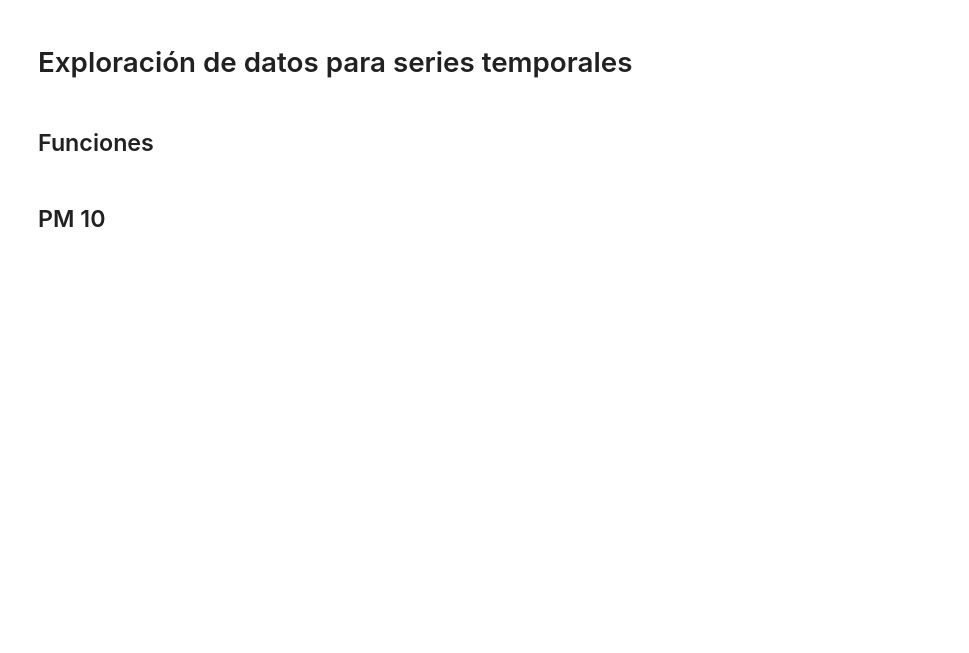
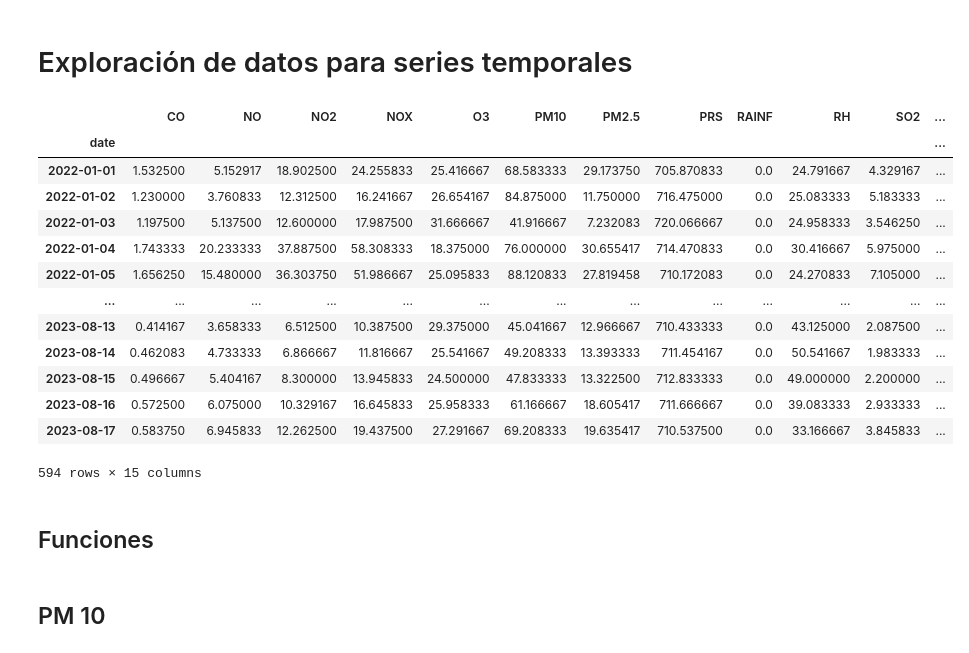
Before and after one commit to XJoseAntonioX/Air_quality_analysis_and_forecasting, a Jupyter notebook: Analisis_Series_Tiempo.ipynb, the cells around one changed output. Drawn from its saved outputs; the diff is of its cells as text; code cells hidden in the pictures; blank space fills up the shorter version.

```diff
--- a/Analisis_Series_Tiempo.ipynb
+++ b/Analisis_Series_Tiempo.ipynb
@@ -3,13 +3,30 @@
 # %%
 import pandas as pd
 import numpy as np
 import plotly.graph_objects as go
 import matplotlib.pyplot as plt
 import seaborn as sns
 from scipy.signal import periodogram
 from scipy import fftpack
 
 Monterrey = pd.read_csv("Files/Datos_2022_2023_CENTRO_limpios.csv", parse_dates=[0], index_col = "date")
+daily_Monterrey = Monterrey.resample('D').mean()
+daily_Monterrey
+# %% [output]
+|  | CO | NO | NO2 | NOX | O3 | PM10 | PM2.5 | PRS | RAINF | RH | SO2 | ... |
+| date |  |  |  |  |  |  |  |  |  |  |  | ... |
+| 2022-01-01 | 1.532500 | 5.152917 | 18.902500 | 24.255833 | 25.416667 | 68.583333 | 29.173750 | 705.870833 | 0.0 | 24.791667 | 4.329167 | ... |
+| 2022-01-02 | 1.230000 | 3.760833 | 12.312500 | 16.241667 | 26.654167 | 84.875000 | 11.750000 | 716.475000 | 0.0 | 25.083333 | 5.183333 | ... |
+| 2022-01-03 | 1.197500 | 5.137500 | 12.600000 | 17.987500 | 31.666667 | 41.916667 | 7.232083 | 720.066667 | 0.0 | 24.958333 | 3.546250 | ... |
+| 2022-01-04 | 1.743333 | 20.233333 | 37.887500 | 58.308333 | 18.375000 | 76.000000 | 30.655417 | 714.470833 | 0.0 | 30.416667 | 5.975000 | ... |
+| 2022-01-05 | 1.656250 | 15.480000 | 36.303750 | 51.986667 | 25.095833 | 88.120833 | 27.819458 | 710.172083 | 0.0 | 24.270833 | 7.105000 | ... |
+| ... | ... | ... | ... | ... | ... | ... | ... | ... | ... | ... | ... | ... |
+| 2023-08-13 | 0.414167 | 3.658333 | 6.512500 | 10.387500 | 29.375000 | 45.041667 | 12.966667 | 710.433333 | 0.0 | 43.125000 | 2.087500 | ... |
+| 2023-08-14 | 0.462083 | 4.733333 | 6.866667 | 11.816667 | 25.541667 | 49.208333 | 13.393333 | 711.454167 | 0.0 | 50.541667 | 1.983333 | ... |
+| 2023-08-15 | 0.496667 | 5.404167 | 8.300000 | 13.945833 | 24.500000 | 47.833333 | 13.322500 | 712.833333 | 0.0 | 49.000000 | 2.200000 | ... |
+| 2023-08-16 | 0.572500 | 6.075000 | 10.329167 | 16.645833 | 25.958333 | 61.166667 | 18.605417 | 711.666667 | 0.0 | 39.083333 | 2.933333 | ... |
+| 2023-08-17 | 0.583750 | 6.945833 | 12.262500 | 19.437500 | 27.291667 | 69.208333 | 19.635417 | 710.537500 | 0.0 | 33.166667 | 3.845833 | ... |
+594 rows × 15 columns
 # %% [markdown]
 ## Funciones
 # %%
```
Also changed, not shown: parts of 6 cells of this notebook.
